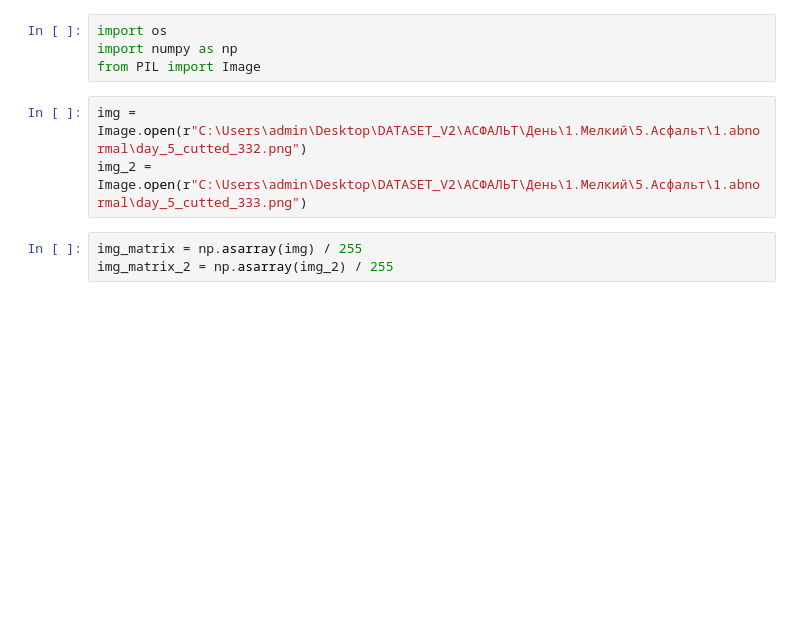
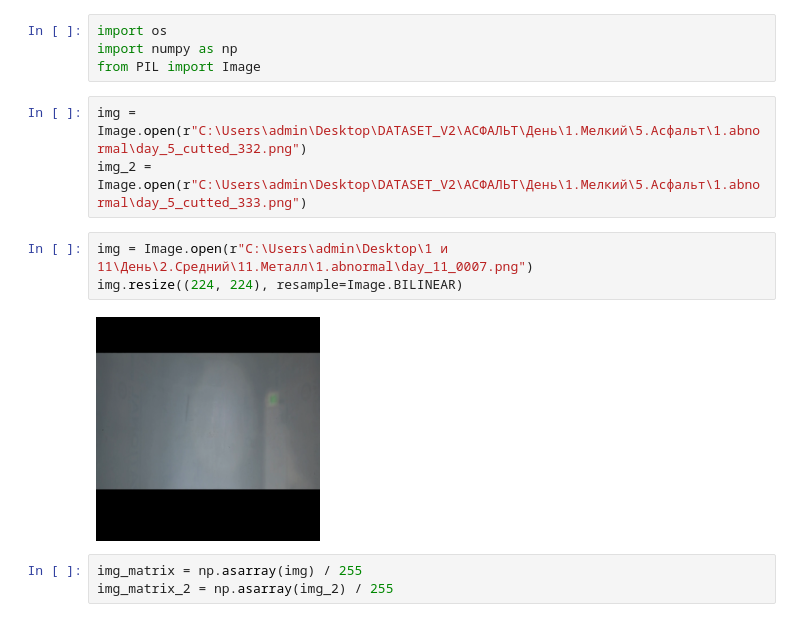
Before and after one commit to evg-kononov/Aircraft-FOD, a Jupyter notebook: dataset/preparation.ipynb, the cells around one changed output. Drawn from its saved outputs; the diff is of its cells as text; blank space fills up the shorter version.

```diff
--- a/dataset/preparation.ipynb
+++ b/dataset/preparation.ipynb
@@ -5,6 +5,11 @@ from PIL import Image
 # %%
 img = Image.open(r"C:\Users\admin\Desktop\DATASET_V2\АСФАЛЬТ\День\1.Мелкий\5.Асфальт\1.abnormal\day_5_cutted_332.png")
 img_2 = Image.open(r"C:\Users\admin\Desktop\DATASET_V2\АСФАЛЬТ\День\1.Мелкий\5.Асфальт\1.abnormal\day_5_cutted_333.png")
+# %%
+img = Image.open(r"C:\Users\admin\Desktop\1 и 11\День\2.Средний\11.Металл\1.abnormal\day_11_0007.png")
+img.resize((224, 224), resample=Image.BILINEAR)
+# %% [output]
+[figure, added]
 # %%
 img_matrix = np.asarray(img) / 255
 img_matrix_2 = np.asarray(img_2) / 255
```
Also changed, not shown: 2 other files.
